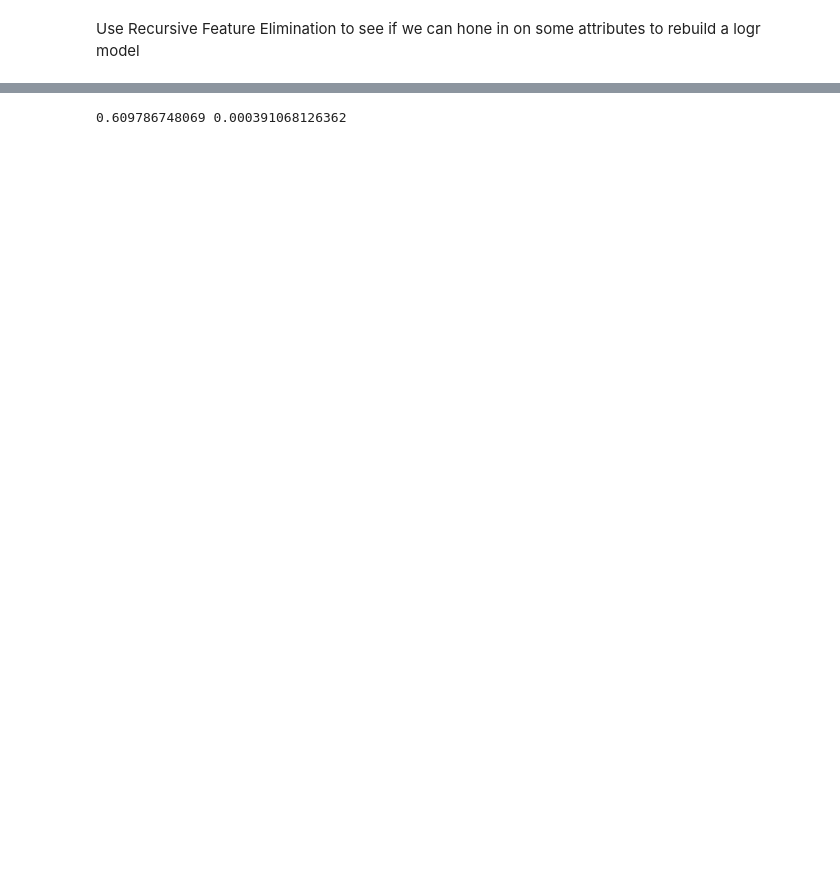
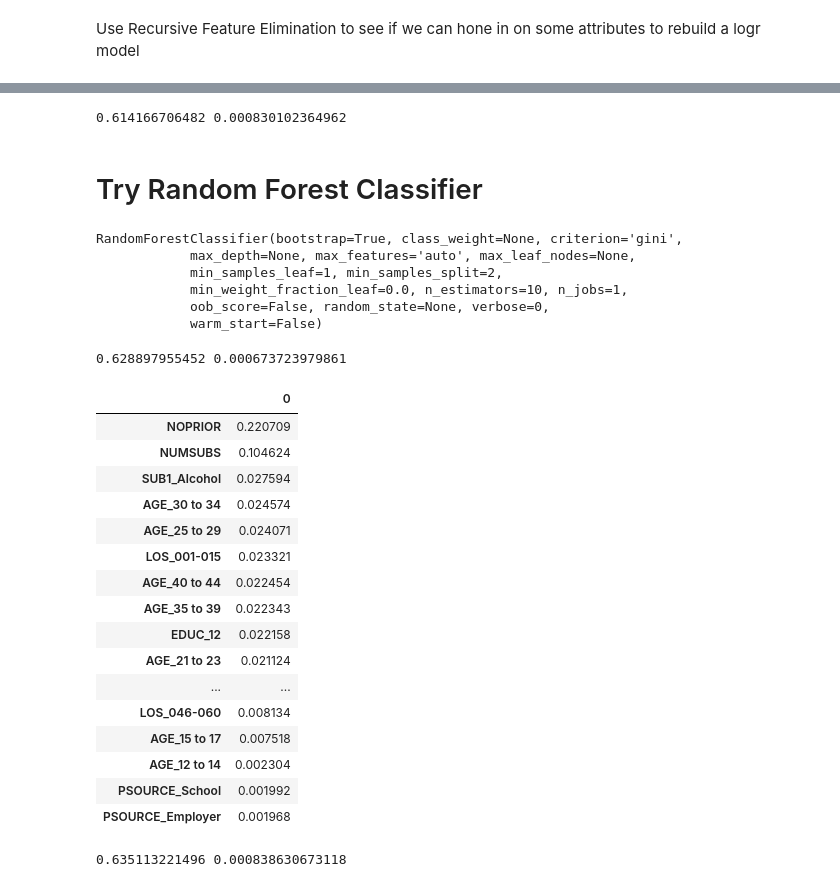
Before and after one commit to carowu2/ds-homework, a Jupyter notebook: Modelling.ipynb, the cells around one changed output, grey strips where cells are left out. Drawn from its saved outputs; the diff is of its cells as text; code cells hidden in the pictures; blank space fills up the shorter version.

```diff
--- a/Modelling.ipynb
+++ b/Modelling.ipynb
@@ -301,11 +401,26 @@ print(rfe.ranking_)
+# %%
+logr_rfex = linear_model.LogisticRegression()
+logr_rfex.fit(X_rfex,y_rfex)
+
+perf_rfex = cross_val_score(logr_rfex, X_rfex, y_rfex, cv=cv, scoring = "accuracy")
+print perf_rfex.mean(), perf_rfex.std()
+# %% [output]
+0.614166706482 0.000830102364962
+# %% [markdown]
+# Try Random Forest Classifier
 # %%
-from sklearn.tree import DecisionTreeClassifier
-dt = DecisionTreeClassifier()
-X = df_mapped1.drop(['AGE', 'GENDER', 'EDUC', 'EMPLOY', 'LOS', 'LIVARAG', 'PSOURCE', 'SUB1', 'REASON'], axis = 1, inplace = False)
-y = df_mapped1['REASON']
-dt.fit(X,y)
+from sklearn.ensemble import RandomForestClassifier
+rf = RandomForestClassifier()
+dummies = pd.get_dummies(df_mapped[['AGE', 'GENDER', 'EDUC', 'EMPLOY', 'LIVARAG', 'LOS', 'PSOURCE', 'SUB1']], drop_first = False)
+df_mapped2 = df_mapped.join(dummies)
+y = df_mapped2['REASON']
+X = df_mapped2.drop(['AGE', 'GENDER', 'EDUC', 'EMPLOY', 'LOS', 'LIVARAG', 'PSOURCE', 'SUB1', 'REASON'], axis = 1, inplace = False)
 
-perf = cross_val_score(dt, X, y, cv=cv)
-print perf.mean(), perf.std()
+rf.fit(X,y)
 # %% [output]
-0.609786748069 0.000391068126362
+RandomForestClassifier(bootstrap=True, class_weight=None, criterion='gini',
+            max_depth=None, max_features='auto', max_leaf_nodes=None,
+            min_samples_leaf=1, min_samples_split=2,
+            min_weight_fraction_leaf=0.0, n_estimators=10, n_jobs=1,
+            oob_score=False, random_state=None, verbose=0,
+            warm_start=False)
@@ -316,0 +427,37 @@ print(model.feature_importances)
+# %%
+perf = cross_val_score(rf, X, y, cv=cv)
+print perf.mean(), perf.std()
+# %% [output]
+0.628897955452 0.000673723979861
+# %%
+pd.DataFrame(rf.feature_importances_.T, index = X.columns.values).sort_index(by = 0, ascending = False)
+# %% [output]
+|  | 0 |
+| NOPRIOR | 0.220709 |
+| NUMSUBS | 0.104624 |
+| SUB1_Alcohol | 0.027594 |
+| AGE_30 to 34 | 0.024574 |
+| AGE_25 to 29 | 0.024071 |
+| LOS_001-015 | 0.023321 |
+| AGE_40 to 44 | 0.022454 |
+| AGE_35 to 39 | 0.022343 |
+| EDUC_12 | 0.022158 |
+| AGE_21 to 23 | 0.021124 |
+| ... | ... |
+| LOS_046-060 | 0.008134 |
+| AGE_15 to 17 | 0.007518 |
+| AGE_12 to 14 | 0.002304 |
+| PSOURCE_School | 0.001992 |
+| PSOURCE_Employer | 0.001968 |
+# %%
+dummies_rfe1 = pd.get_dummies(df_mapped_rfe[['EDUC', 'LOS', 'PSOURCE', 'SUB1']], drop_first = False)
+df_mapped_rfe1 = df_mapped_rfe.join(dummies_rfe1).drop(['AGE', 'GENDER', 'EMPLOY', 'LIVARAG','NOPRIOR','NUMSUBS'], axis = 1)
+
+X_rfe1 = df_mapped_rfe1.drop(['EDUC', 'LOS', 'PSOURCE', 'SUB1', 'REASON'], axis = 1)
+y_rfe1 = df_mapped_rfe1['REASON']
+
+rf.fit(X_rfe1, y_rfe1)
+perf = cross_val_score(rf, X_rfe1, y_rfe1, cv=cv)
+print perf.mean(), perf.std()
+# %% [output]
+0.635113221496 0.000838630673118
```
Also changed, not shown: parts of 40 cells of this notebook.
